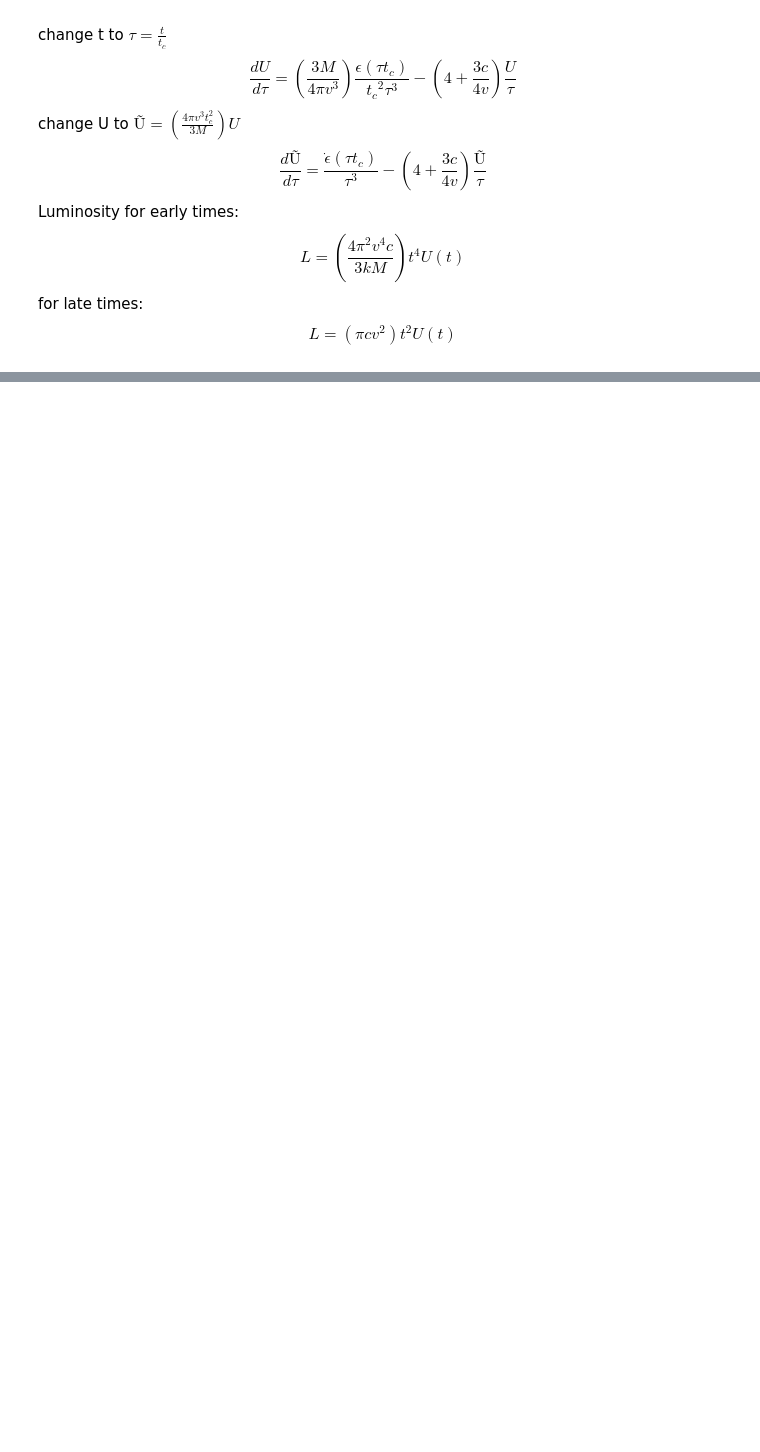
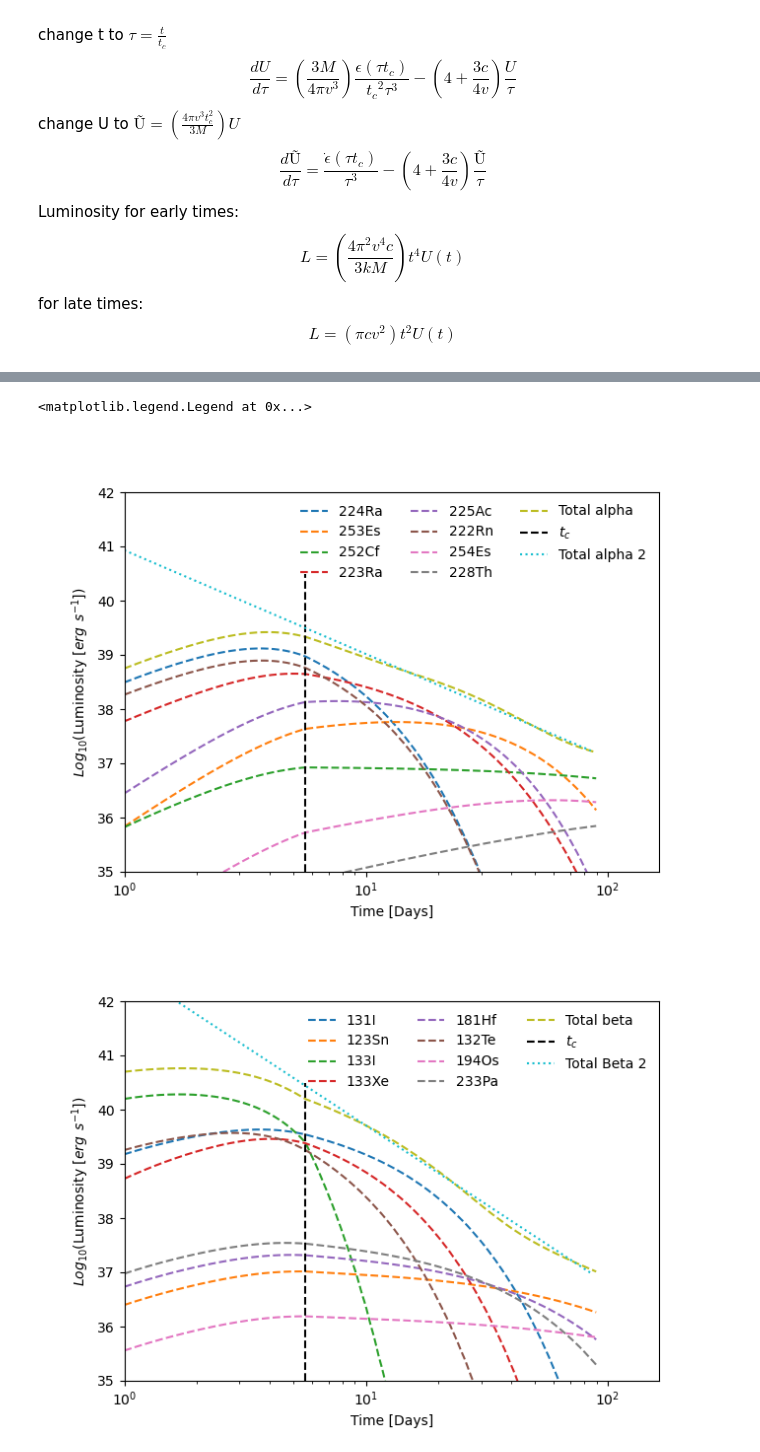
Before and after one commit to DiegoHp45/Kilonova, a Jupyter notebook: article_1.ipynb, the cells around one changed output, grey strips where cells are left out. Saved outputs shown, nothing was run; the diff lists cells and outputs as text; code cells hidden in the pictures; blank space fills up the shorter version.

```diff
--- a/article_1.ipynb
+++ b/article_1.ipynb
@@ -625,8 +639,9 @@ U_3,L_3,T_3,tedias_3=p3[0],p3[1],p3[2],p3[3]
 # %%
+'''Luminosity for species of nuclei'''
 def Luminocidad_mas_importantes(top:int,decay):
     r=[[],[],[]]
     if decay=='Beta':
-        for i in range(top):
+        for i in tqdm(range(top)):
             U,L,T,t_dias_=generar_graficas(0.05,0.02,0.15,10**10,0.0001,16,100000,E_beta_aporte_efectivo[Mejores_beta[i]])
             L=np.log10(L)
             r[0].append(t_dias_)
@@ -640,7 +655,7 @@ def Luminocidad_mas_importantes(top:int,decay):
         #plt.plot(t_dias_,np.log10(L),label='Total beta',linestyle=':')
 
     else:
-        for i in range(top):
+        for i in tqdm(range(top)):
             U,L,T,t_dias_=generar_graficas(0.05,0.02,0.15,10**10,0.0001,16,100000,E_alpha_aporte_efectivo[mejores_alpha[i]])
             L=np.log10(L)
             r[0].append(t_dias_)
@@ -654,5 +669,5 @@ def Luminocidad_mas_importantes(top:int,decay):
         #plt.plot(t_dias_,np.log10(L),label='Total alpha',linestyle=':')
     return r
 # %%
-r1=Luminocidad_mas_importantes(5,'Beta')
-r2=Luminocidad_mas_importantes(10,'Alpha')
+r1=Luminocidad_mas_importantes(8,'Beta')
+r2=Luminocidad_mas_importantes(8,'Alpha')
@@ -689,0 +674,60 @@ plt.plot(tedias_3,lineal(np.log10(tedias_3), *popt),label='Total alpha 2',linest
+# %%
+'''Figure 4. Luminosity for relevant nuclei'''
+
+
+'''Delimitation of tc'''
+barra=np.linspace(35,40.5,100)
+k=0.02
+M=0.05*(1.989*10**30)
+b=0.15
+tc=np.sqrt(3*k*M/(4*np.pi*(b*c)**2))
+ubi=np.zeros(len(barra))+tc/(60*60*24)
+
+'''fit funtion'''
+def lineal(x,a,b):
+    return a*x+b
+#alpha
+popt, pcov = curve_fit(lineal,np.log10(tedias_3[np.searchsorted(tedias_3,tc/(60*60*24)):]),np.log10(L_3[np.searchsorted(tedias_3,tc/(60*60*24)):]),p0=[-1,30])
+#beta
+popt1, pcov1 = curve_fit(lineal,np.log10(tedias_2[np.searchsorted(tedias_2,tc/(60*60*24)):]),np.log10(L_2[np.searchsorted(tedias_2,tc/(60*60*24)):]),p0=[-1,30])
+#total
+popt2, pcov2 = curve_fit(lineal,np.log10(tedias_1[np.searchsorted(tedias_1,tc/(60*60*24)):]),np.log10(L_1[np.searchsorted(tedias_1,tc/(60*60*24)):]),p0=[-1,30])
+
+'''Figure alpha decay'''
+
+plt.figure(figsize=(7,5))
+
+for i in range(len(r2[0])):
+    plt.plot(r2[0][i],r2[1][i],label=r2[2][i],linestyle='--')
+
+plt.plot(ubi,barra,linestyle='--',color='black',label=r'$t_c$')
+plt.plot(tedias_3,lineal(np.log10(tedias_3), *popt),label='Total alpha 2',linestyle=':')
+
+plt.xscale('log')
+plt.ylim((35,42))
+plt.xlim(left=1)
+plt.ylabel(r'$Log_{10}$(Luminosity $[erg \:\:s^{-1}])$')
+plt.xlabel('Time [Days]')
+plt.legend(loc="upper right", ncol=3,frameon=False)
+
+'''Figure beta decay'''
+
+plt.figure(figsize=(7,5))
+
+for i in range(len(r1[0])):
+    plt.plot(r1[0][i],r1[1][i],label=r1[2][i],linestyle='--')
+
+plt.plot(ubi,barra,linestyle='--',color='black',label=r'$t_c$')
+plt.plot(tedias_2,lineal(np.log10(tedias_2), *popt1),label='Total Beta 2',linestyle=':')
+
+
+plt.xscale('log')
+plt.ylim((35,42))
+plt.xlim(left=1)
+plt.ylabel(r'$Log_{10}$(Luminosity $[erg \:\:s^{-1}])$')
+plt.xlabel('Time [Days]')
+plt.legend(loc="upper right", ncol=3,frameon=False)
+# %% [output]
+<matplotlib.legend.Legend at 0x...>
+[figure, added]
+[figure, added]
```
Also changed, not shown: parts of 14 cells of this notebook, 2 other files.
